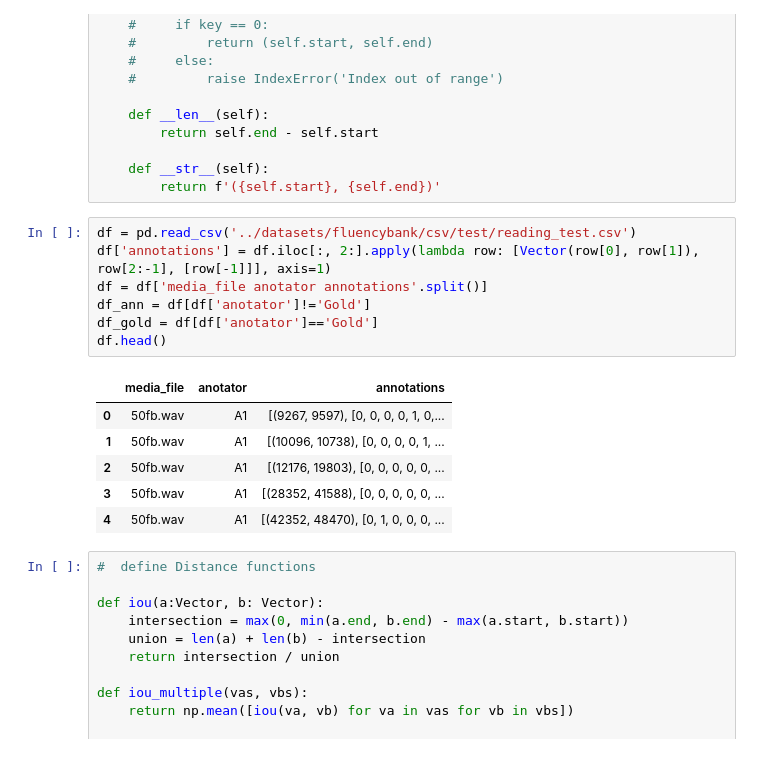
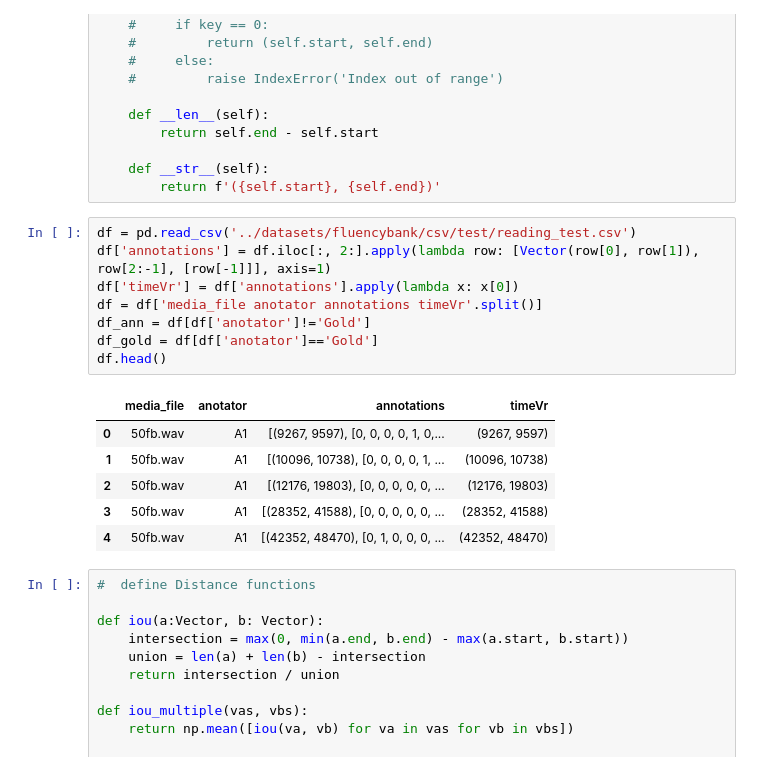
Before and after one commit to rufaelfekadu/Stutter-detection, a Jupyter notebook: notebooks/our_annotations.ipynb, the cells around one changed output. Cells and saved outputs as stored; diff of their text form.

```diff
--- a/notebooks/our_annotations.ipynb
+++ b/notebooks/our_annotations.ipynb
@@ -32,17 +32,18 @@ class Vector(object):
 # %%
 df = pd.read_csv('../datasets/fluencybank/csv/test/reading_test.csv')
 df['annotations'] = df.iloc[:, 2:].apply(lambda row: [Vector(row[0], row[1]), row[2:-1], [row[-1]]], axis=1)
-df = df['media_file anotator annotations'.split()]
+df['timeVr'] = df['annotations'].apply(lambda x: x[0])
+df = df['media_file anotator annotations timeVr'.split()]
 df_ann = df[df['anotator']!='Gold']
 df_gold = df[df['anotator']=='Gold']
 df.head()
 # %% [output]
-|  | media_file | anotator | annotations |
-| 0 | 50fb.wav | A1 | [(9267, 9597), [0, 0, 0, 0, 1, 0,... |
-| 1 | 50fb.wav | A1 | [(10096, 10738), [0, 0, 0, 0, 1, ... |
-| 2 | 50fb.wav | A1 | [(12176, 19803), [0, 0, 0, 0, 0, ... |
-| 3 | 50fb.wav | A1 | [(28352, 41588), [0, 0, 0, 0, 0, ... |
-| 4 | 50fb.wav | A1 | [(42352, 48470), [0, 1, 0, 0, 0, ... |
+|  | media_file | anotator | annotations | timeVr |
+| 0 | 50fb.wav | A1 | [(9267, 9597), [0, 0, 0, 0, 1, 0,... | (9267, 9597) |
+| 1 | 50fb.wav | A1 | [(10096, 10738), [0, 0, 0, 0, 1, ... | (10096, 10738) |
+| 2 | 50fb.wav | A1 | [(12176, 19803), [0, 0, 0, 0, 0, ... | (12176, 19803) |
+| 3 | 50fb.wav | A1 | [(28352, 41588), [0, 0, 0, 0, 0, ... | (28352, 41588) |
+| 4 | 50fb.wav | A1 | [(42352, 48470), [0, 1, 0, 0, 0, ... | (42352, 48470) |
 # %%
 #  define Distance functions
 
```
Also changed, not shown: parts of 8 cells of this notebook, 1 other file.
